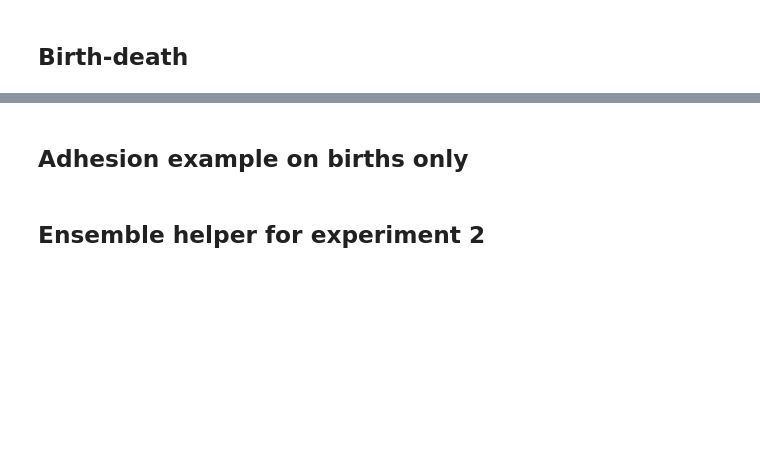
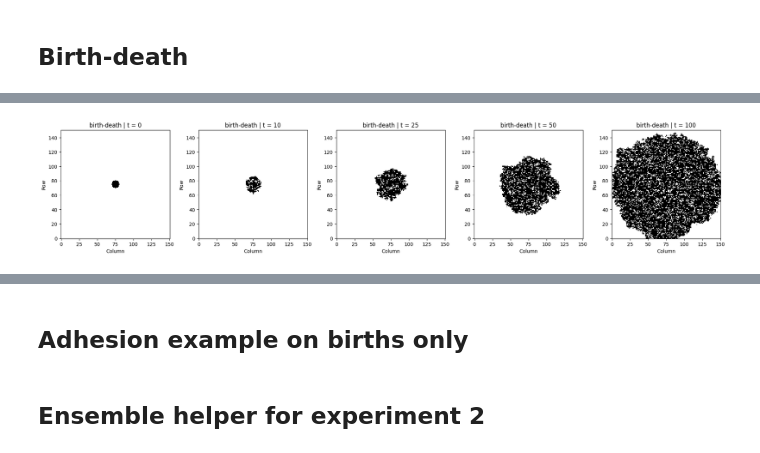
Before and after one commit to JeroFotinos/proliferating_matter, a Jupyter notebook: src/exp5--first_post-refactor_sim.ipynb, the cells around one changed output, grey strips where cells are left out. Drawn from its saved outputs; the diff is of its cells as text; code cells hidden in the pictures; blank space fills up the shorter version.

```diff
--- a/src/exp5--first_post-refactor_sim.ipynb
+++ b/src/exp5--first_post-refactor_sim.ipynb
@@ -255,0 +359,20 @@ KeyboardInterrupt:
+# %%
+snapshot_times = [0.0, 10.0, 25.0, 50.0, 100.0]
+
+result_bd_snap = simulator.run(
+    initial_state=initial_state,
+    config=config_bd,
+    t_final=100.0,
+    rng=np.random.default_rng(2026),
+    observation_times=observation_times,
+    store_snapshots=True,
+)
+
+plot_snapshots(
+    lattice=lattice,
+    result=result_bd_snap,
+    times_to_show=snapshot_times,
+    title_prefix="birth-death | ",
+)
+# %% [output]
+[figure, added]
```
Also changed, not shown: parts of 17 cells of this notebook, 1 other file.
